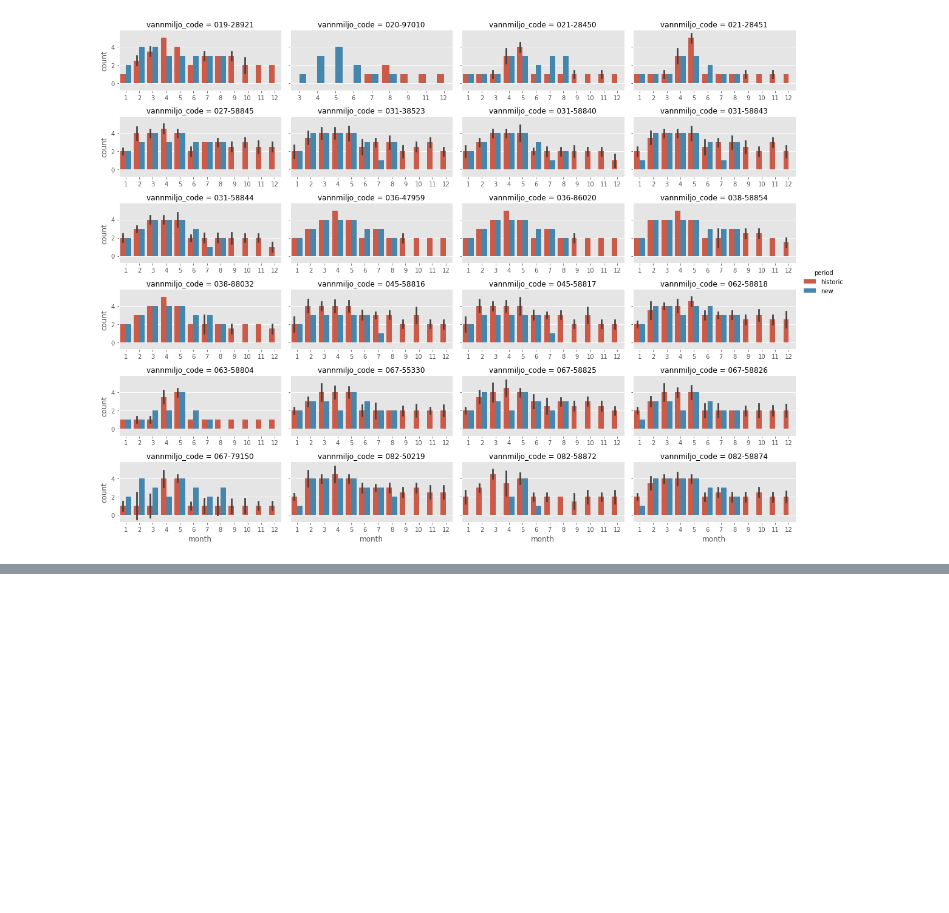
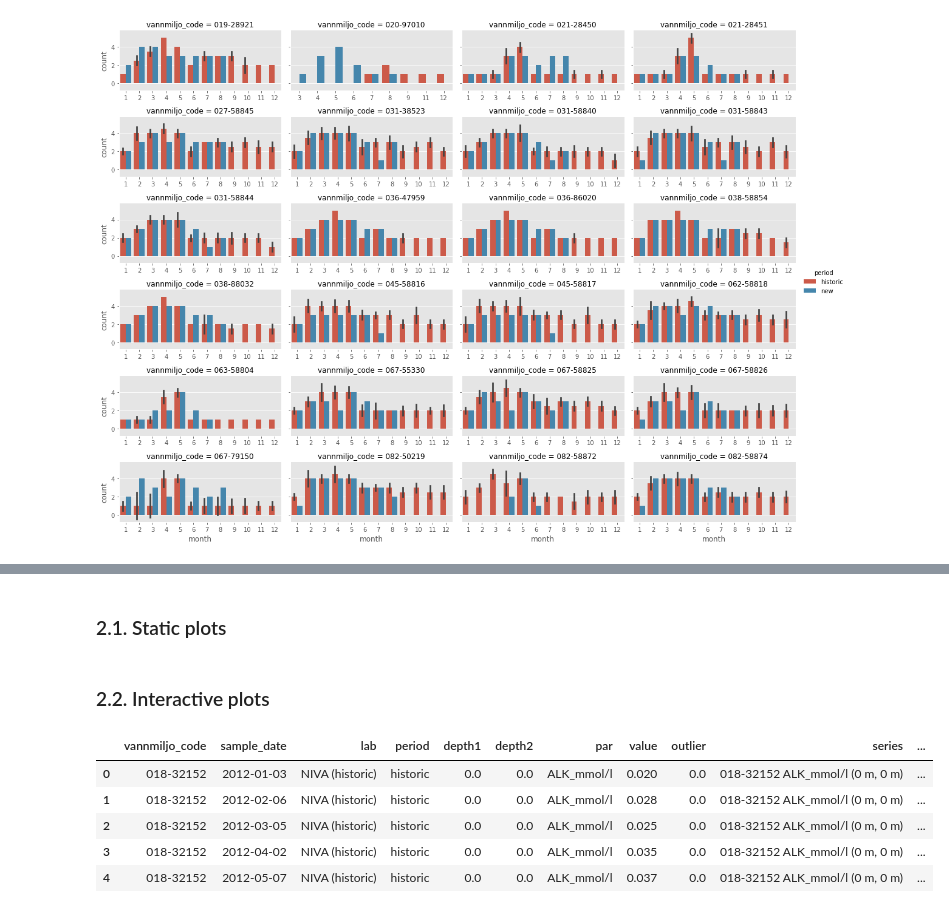
Before and after one commit to NIVANorge/tiltaksovervakingen, a Jupyter notebook: notebooks/04_timeseries.ipynb, the cells around one changed output, grey strips where cells are left out. Drawn from its saved outputs; the diff is of its cells as text; code cells hidden in the pictures; blank space fills up the shorter version.

```diff
--- a/notebooks/04_timeseries.ipynb
+++ b/notebooks/04_timeseries.ipynb
@@ -143,0 +217,9 @@ plt.savefig(png_path, dpi=300, bbox_inches="tight")
+# %%
+# Read from SQLite
+stn_df, df = utils.read_data_from_sqlite()
+df = df.melt(
+    id_vars=["vannmiljo_code", "sample_date", "lab", "period", "depth1", "depth2"],
+    var_name="par",
+)
+df.dropna(subset=["value"], inplace=True)
+df.head()
@@ -143,0 +268,2 @@ plt.savefig(png_path, dpi=300, bbox_inches="tight")
+# %% [markdown]
+### 2.1. Static plots
@@ -143,0 +294,38 @@ plt.savefig(png_path, dpi=300, bbox_inches="tight")
+# %% [markdown]
+### 2.2. Interactive plots
+# %%
+out_df.reset_index(inplace=True)
+out_df["temp"] = out_df["vannmiljo_code"] + "_" + out_df["par"]
+df["temp"] = df["vannmiljo_code"] + "_" + df["par"]
+filt = list(out_df["temp"].unique())
+df = df.query("temp in @filt")
+del df["temp"], out_df["temp"]
+out_df = out_df[["vannmiljo_code", "sample_date", "depth1", "depth2", "par", "outlier"]]
+df = pd.merge(
+    df,
+    out_df,
+    on=["vannmiljo_code", "sample_date", "depth1", "depth2", "par"],
+    how="left",
+)
+df["outlier"].fillna(0, inplace=True)
+df["series"] = (
+    df["vannmiljo_code"]
+    + " "
+    + df["par"]
+    + " ("
+    + df["depth1"].astype(int).astype(str)
+    + " m, "
+    + df["depth2"].astype(int).astype(str)
+    + " m)"
+)
+
+df["vline"] = dt.datetime(2020, 1, 1)
+
+df.head()
+# %% [output]
+|  | vannmiljo_code | sample_date | lab | period | depth1 | depth2 | par | value | outlier | series | ... |
+| 0 | 018-32152 | 2012-01-03 | NIVA (historic) | historic | 0.0 | 0.0 | ALK_mmol/l | 0.020 | 0.0 | 018-32152 ALK_mmol/l (0 m, 0 m) | ... |
+| 1 | 018-32152 | 2012-02-06 | NIVA (historic) | historic | 0.0 | 0.0 | ALK_mmol/l | 0.028 | 0.0 | 018-32152 ALK_mmol/l (0 m, 0 m) | ... |
+| 2 | 018-32152 | 2012-03-05 | NIVA (historic) | historic | 0.0 | 0.0 | ALK_mmol/l | 0.025 | 0.0 | 018-32152 ALK_mmol/l (0 m, 0 m) | ... |
+| 3 | 018-32152 | 2012-04-02 | NIVA (historic) | historic | 0.0 | 0.0 | ALK_mmol/l | 0.035 | 0.0 | 018-32152 ALK_mmol/l (0 m, 0 m) | ... |
+| 4 | 018-32152 | 2012-05-07 | NIVA (historic) | historic | 0.0 | 0.0 | ALK_mmol/l | 0.037 | 0.0 | 018-32152 ALK_mmol/l (0 m, 0 m) | ... |
```
Also changed, not shown: parts of 13 cells of this notebook, 5 other files.
